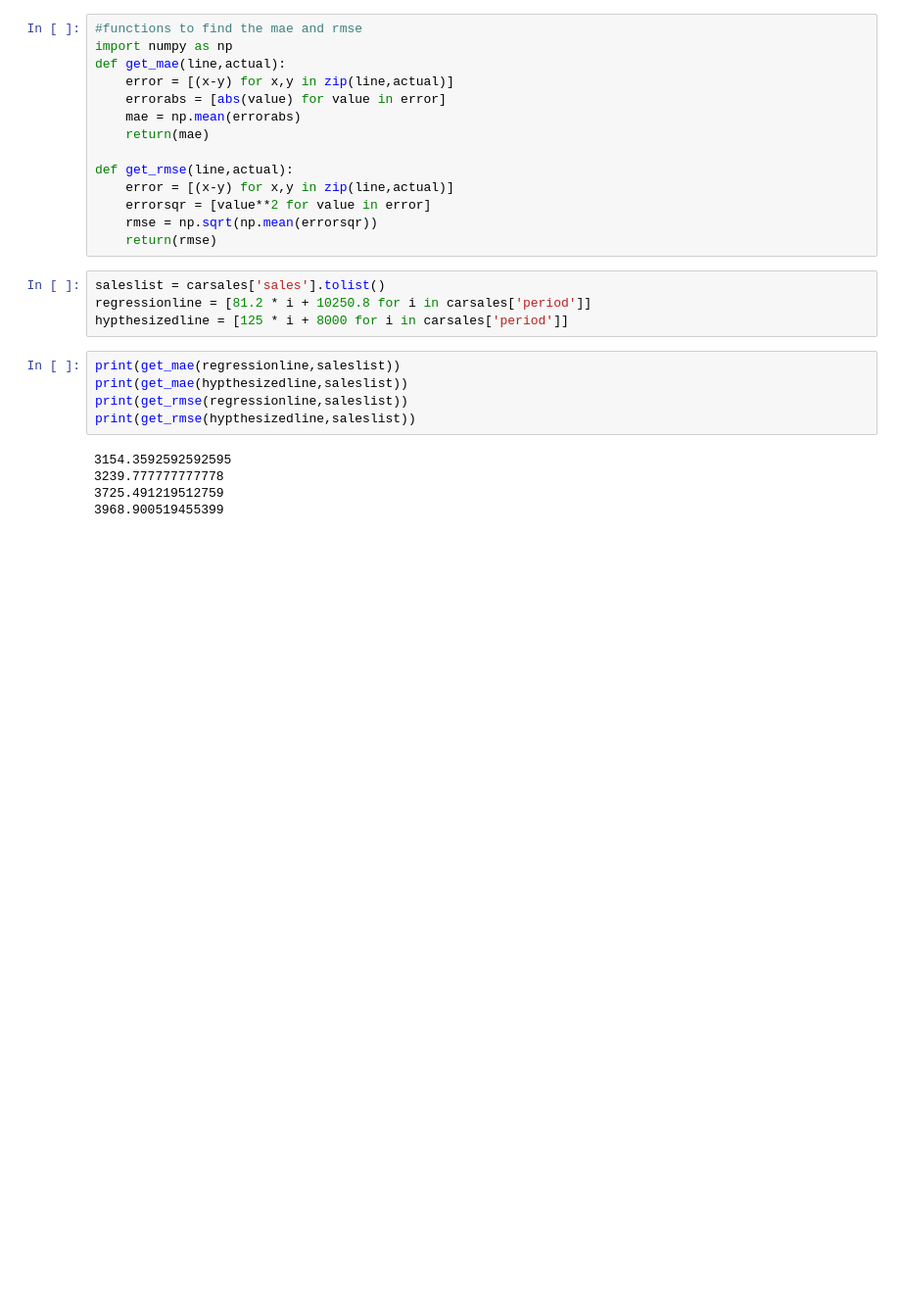
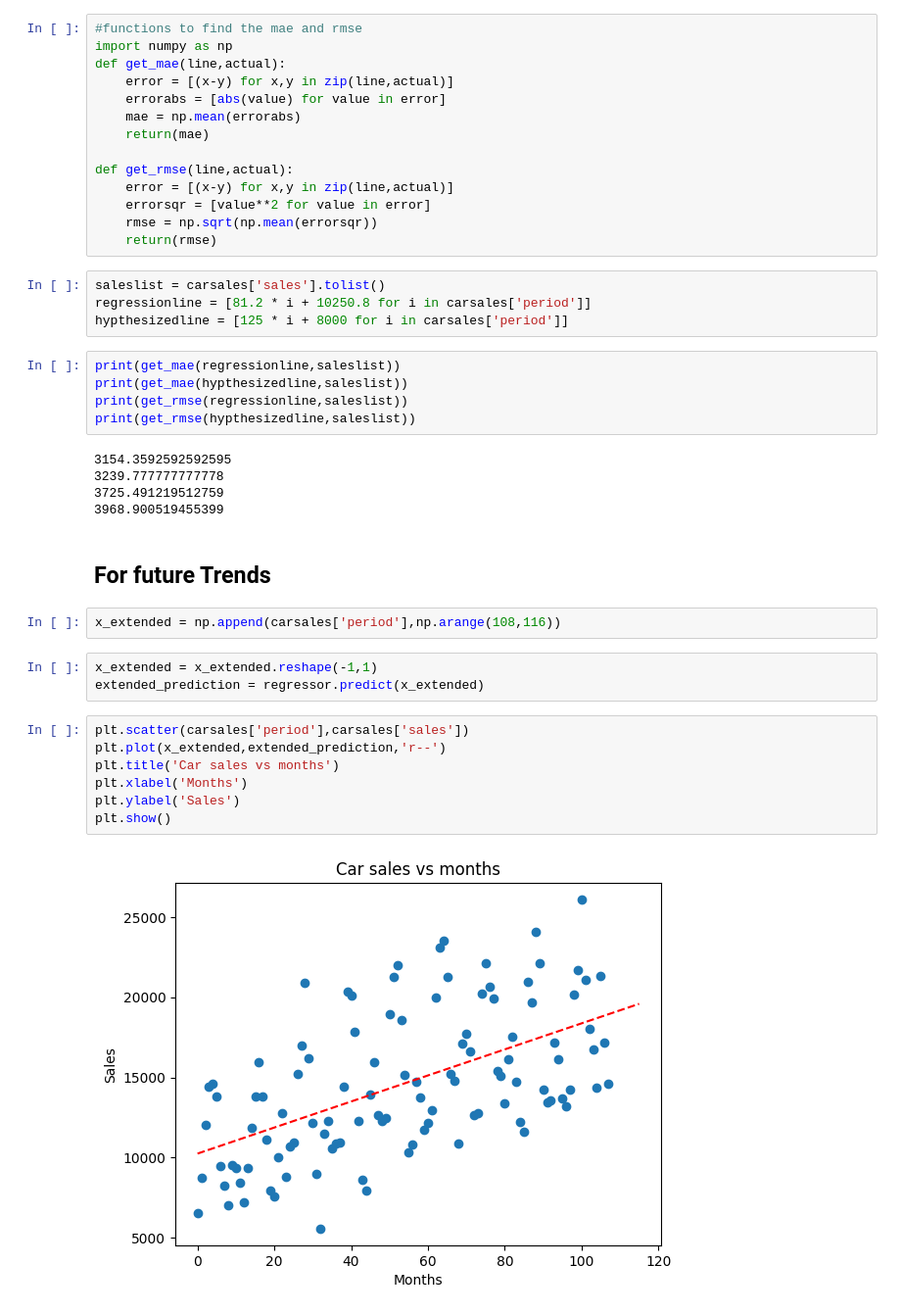
Before and after one commit to brieng314/DiveIntoDS, a Jupyter notebook: dive_into_DS_Forecasting.ipynb, the cells around one changed output. Shown at 98% size. Saved outputs shown, nothing was run; the diff lists cells and outputs as text; blank space fills up the shorter version.

```diff
--- a/dive_into_DS_Forecasting.ipynb
+++ b/dive_into_DS_Forecasting.ipynb
@@ -144,3 +143,19 @@ print(get_rmse(hypthesizedline,saleslist))
 3239.777777777778
 3725.491219512759
 3968.900519455399
+# %% [markdown]
+## For future Trends
+# %%
+x_extended = np.append(carsales['period'],np.arange(108,116))
+# %%
+x_extended = x_extended.reshape(-1,1)
+extended_prediction = regressor.predict(x_extended)
+# %%
+plt.scatter(carsales['period'],carsales['sales'])
+plt.plot(x_extended,extended_prediction,'r--')
+plt.title('Car sales vs months')
+plt.xlabel('Months')
+plt.ylabel('Sales')
+plt.show()
+# %% [output]
+[figure, added]
```
Also changed, not shown: parts of 11 cells of this notebook, 2 other files.
